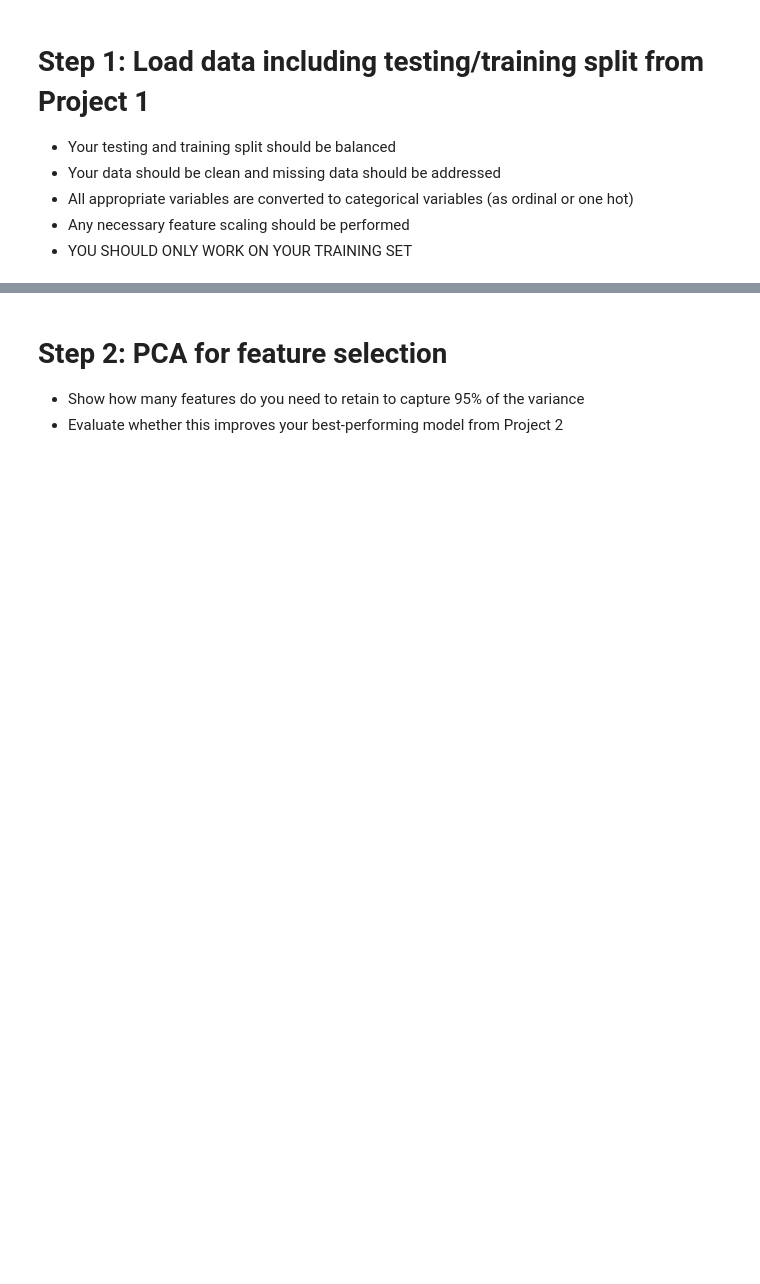
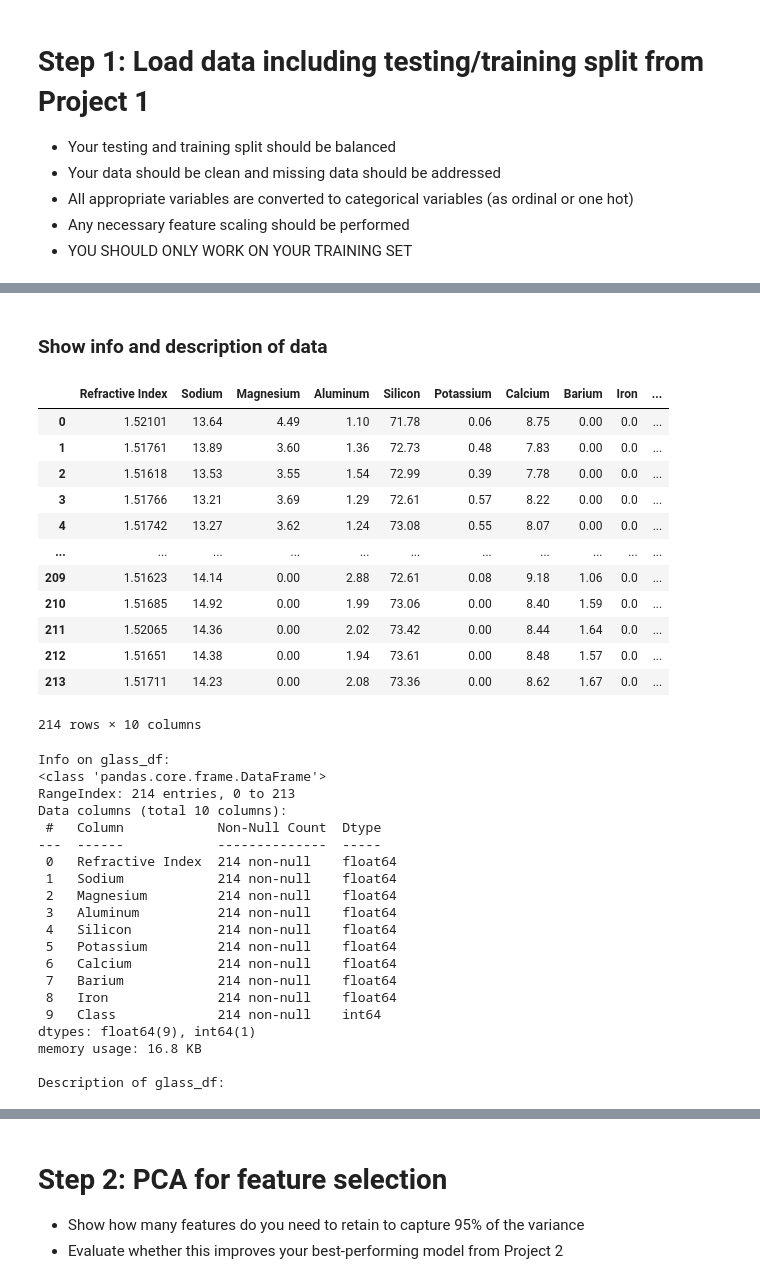
Before and after one commit to atoothman/Data-71200-Projects-, a Jupyter notebook: DATA_71200_Project_3_Glass_ID.ipynb, the cells around one changed output, grey strips where cells are left out. Saved outputs shown, nothing was run; the diff lists cells and outputs as text; code cells hidden in the pictures; blank space fills up the shorter version.

```diff
--- a/DATA_71200_Project_3_Glass_ID.ipynb
+++ b/DATA_71200_Project_3_Glass_ID.ipynb
@@ -45,0 +50,22 @@ The objective of this project is the application of unsupervised learning techni
+# %%
+import pandas as pd
+
+# Raw URL of the dataset file on GitHub
+url = "https://raw.githubusercontent.com/atoothman/Data-71200-Projects-/main/glass%2Bidentification/glass.data"
+
+
+# Load the dataset into DataFrame
+glass_df = pd.read_csv(url, header=None, index_col=False, names=[
+    'ID', 'Refractive Index', 'Sodium', 'Magnesium', 'Aluminum',
+    'Silicon', 'Potassium', 'Calcium', 'Barium', 'Iron', 'Class'])
+
+# Display the DataFrame before dropping 'ID'
+print("Before dropping 'ID':")
+print(glass_df.head())
+
+# Drop the 'ID' column
+glass_df.drop(columns=['ID'], inplace=True)
+
+# Display the DataFrame after dropping 'ID'
+print("\nAfter dropping 'ID':")
+print(glass_df.head())
@@ -45,0 +90,48 @@ The objective of this project is the application of unsupervised learning techni
+# %% [markdown]
+### Show info and description of data
+# %%
+# Display glass_data DF and check that all features are listed
+display(glass_df)
+
+# Show info on glass_df
+print("Info on glass_df:")
+glass_df.info()
+print()
+
+# Show description of glass_df
+print("Description of glass_df:")
+glass_df.describe()
+# %% [output]
+|  | Refractive Index | Sodium | Magnesium | Aluminum | Silicon | Potassium | Calcium | Barium | Iron | ... |
+| 0 | 1.52101 | 13.64 | 4.49 | 1.10 | 71.78 | 0.06 | 8.75 | 0.00 | 0.0 | ... |
+| 1 | 1.51761 | 13.89 | 3.60 | 1.36 | 72.73 | 0.48 | 7.83 | 0.00 | 0.0 | ... |
+| 2 | 1.51618 | 13.53 | 3.55 | 1.54 | 72.99 | 0.39 | 7.78 | 0.00 | 0.0 | ... |
+| 3 | 1.51766 | 13.21 | 3.69 | 1.29 | 72.61 | 0.57 | 8.22 | 0.00 | 0.0 | ... |
+| 4 | 1.51742 | 13.27 | 3.62 | 1.24 | 73.08 | 0.55 | 8.07 | 0.00 | 0.0 | ... |
+| ... | ... | ... | ... | ... | ... | ... | ... | ... | ... | ... |
+| 209 | 1.51623 | 14.14 | 0.00 | 2.88 | 72.61 | 0.08 | 9.18 | 1.06 | 0.0 | ... |
+| 210 | 1.51685 | 14.92 | 0.00 | 1.99 | 73.06 | 0.00 | 8.40 | 1.59 | 0.0 | ... |
+| 211 | 1.52065 | 14.36 | 0.00 | 2.02 | 73.42 | 0.00 | 8.44 | 1.64 | 0.0 | ... |
+| 212 | 1.51651 | 14.38 | 0.00 | 1.94 | 73.61 | 0.00 | 8.48 | 1.57 | 0.0 | ... |
+| 213 | 1.51711 | 14.23 | 0.00 | 2.08 | 73.36 | 0.00 | 8.62 | 1.67 | 0.0 | ... |
+214 rows × 10 columns
+Info on glass_df:
+<class 'pandas.core.frame.DataFrame'>
+RangeIndex: 214 entries, 0 to 213
+Data columns (total 10 columns):
+ #   Column            Non-Null Count  Dtype
+---  ------            --------------  -----
+ 0   Refractive Index  214 non-null    float64
+ 1   Sodium            214 non-null    float64
+ 2   Magnesium         214 non-null    float64
+ 3   Aluminum          214 non-null    float64
+ 4   Silicon           214 non-null    float64
+ 5   Potassium         214 non-null    float64
+ 6   Calcium           214 non-null    float64
+ 7   Barium            214 non-null    float64
+ 8   Iron              214 non-null    float64
+ 9   Class             214 non-null    int64
+dtypes: float64(9), int64(1)
+memory usage: 16.8 KB
+
+Description of glass_df:
```
Also changed, not shown: parts of 16 cells of this notebook.
